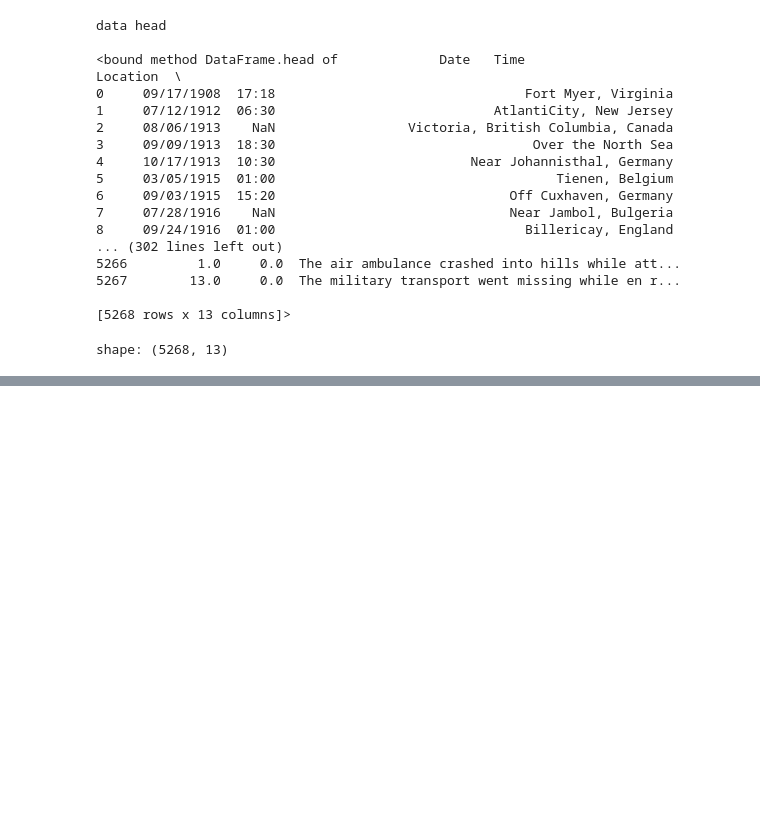
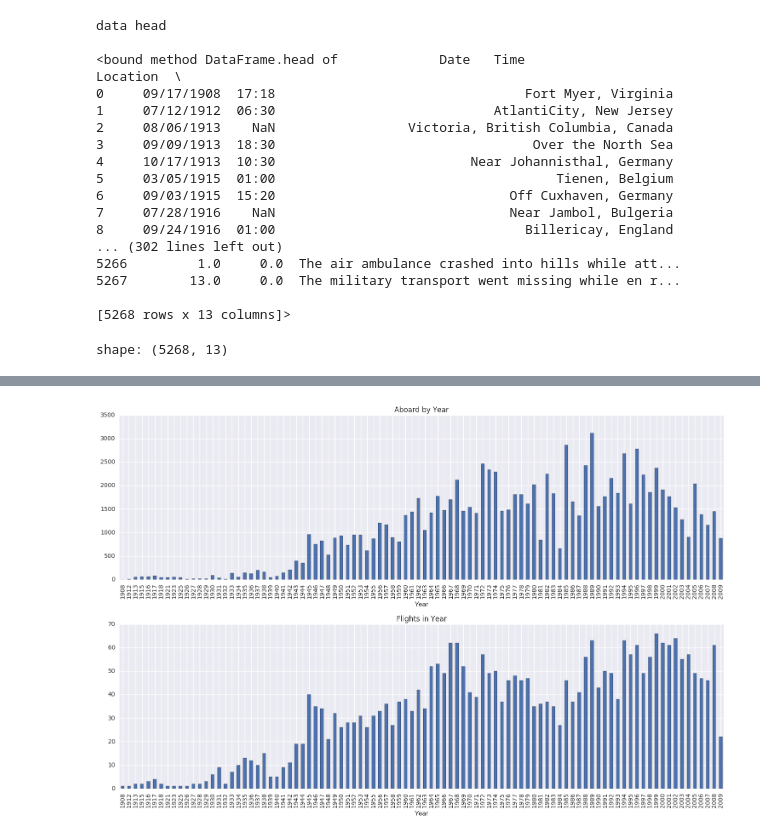
Before and after one commit to ykl7/Airplanes-1908, a Jupyter notebook: Airplane TS.ipynb, the cells around one changed output, grey strips where cells are left out. Saved outputs shown, nothing was run; the diff lists cells and outputs as text; code cells hidden in the pictures; blank space fills up the shorter version.

```diff
--- a/Airplane TS.ipynb
+++ b/Airplane TS.ipynb
@@ -66,0 +169,8 @@ Operator['Military - U.S. Army' 'Military - U.S. Navy' 'Private' ...,
+# %%
+yearly_aboard = df[['Year','Aboard']].groupby('Year').agg(['sum','count'])
+fig_yearly_aboard,(axy1,axy2)=plt.subplots(2,1,figsize=(15,10))
+yearly_aboard['Aboard','sum'].plot(kind='bar',title='Aboard by Year',grid=True,ax=axy1,rot=90)
+yearly_aboard['Aboard','count'].plot(kind='bar',title='Flights in Year',grid=True,ax=axy2,rot=90)
+plt.tight_layout()
+# %% [output]
+[figure, added]
```
Also changed, not shown: parts of 13 cells of this notebook.
